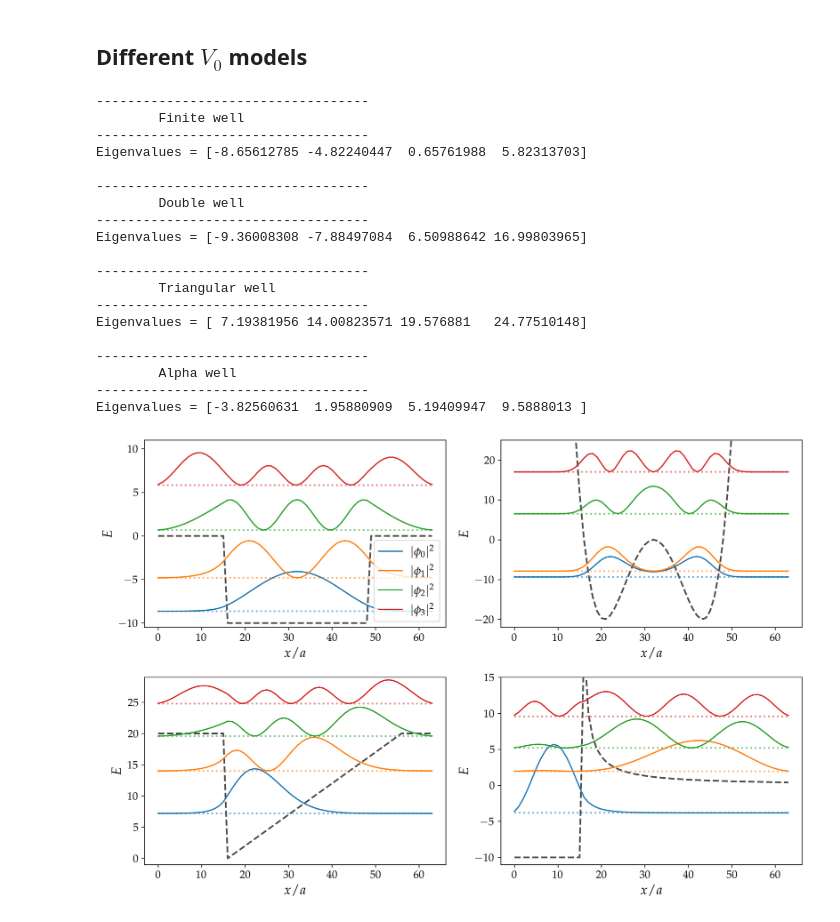
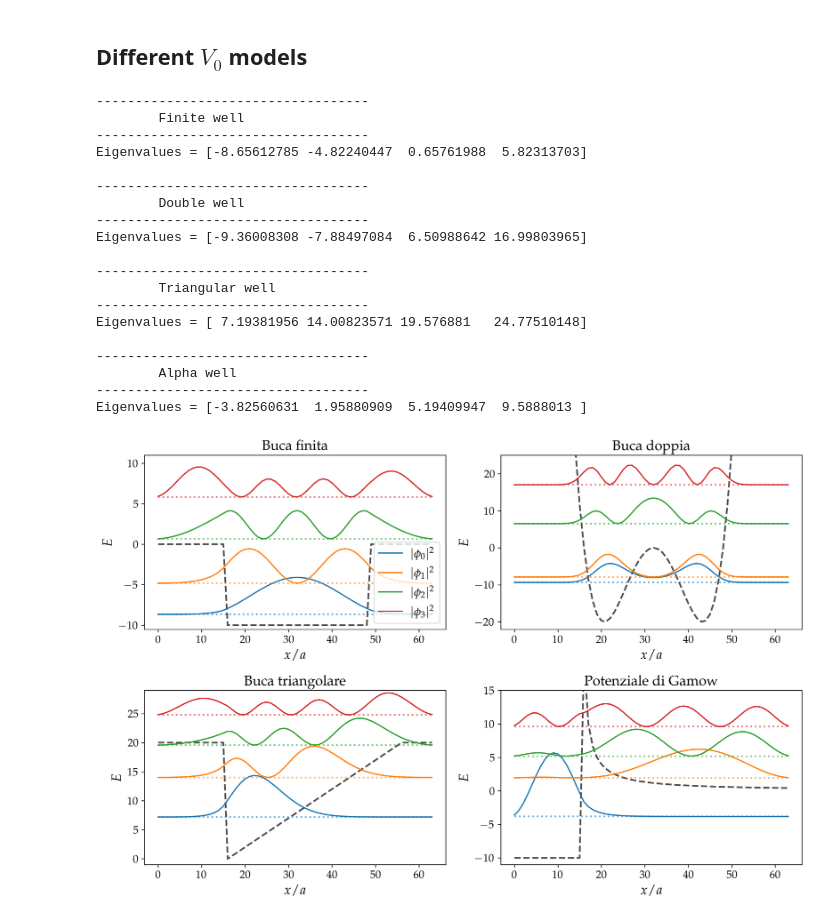
Before and after one commit to mvolpato-unimib/Lab_comp, a Jupyter notebook: ex18/schr_indep.ipynb, the cells around one changed output. Saved outputs shown, nothing was run; the diff lists cells and outputs as text; code cells hidden in the pictures.

```diff
--- a/ex18/schr_indep.ipynb
+++ b/ex18/schr_indep.ipynb
@@ -236,6 +236,14 @@ eig_vect = np.copy(tot_eig_vect)[:, :, :selec]
 
 xcoo = np.arange(0, N_points)
 cols = [f'C{i}' for i in range(10)]
+
+
+names_ita = [
+    'Buca finita',
+	'Buca doppia',
+	'Buca triangolare',
+	'Potenziale di Gamow'
+]
 
 fig, ax = plt.subplots(2, 2, figsize=(12, 8))
 ax = ax.flatten()
@@ -255,6 +263,7 @@ for k, StaticV in enumerate(static_V_ls):
 	{names[k]}
 -----------------------------------''')
 
+
 	print('Eigenvalues =', eig_val_k)
 	plt.plot(xcoo, StaticV(xcoo), color='black', ls='--', alpha=0.7, lw=2)
 	for i, eig in enumerate(eig_val_k):
@@ -262,37 +271,38 @@ for k, StaticV in enumerate(static_V_ls):
 		plt.hlines(eig, min(xcoo), max(xcoo), color=cols[i], ls=':', alpha=0.6, lw=2)
 		plt.plot(xcoo, vect, color=cols[i], zorder=2,
 				 label=rf'$|\phi_{i}|^2$')
+		plt.title(names_ita[k])
 
 	plt.ylim(*lims[k])
 	plt.xlabel(r'$x/a$')
 	plt.ylabel(r'$E$')
 
 	if k==0:
 		plt.legend(loc='lower right')
 	else:
 		pass
 
 plt.tight_layout()
 plt.savefig('plots/comp_Vs.png')
 plt.show()
 # %% [output]
 -----------------------------------
         Finite well
 -----------------------------------
 Eigenvalues = [-8.65612785 -4.82240447  0.65761988  5.82313703]
 
 -----------------------------------
         Double well
 -----------------------------------
 Eigenvalues = [-9.36008308 -7.88497084  6.50988642 16.99803965]
 
 -----------------------------------
         Triangular well
 -----------------------------------
 Eigenvalues = [ 7.19381956 14.00823571 19.576881   24.77510148]
 
 -----------------------------------
         Alpha well
 -----------------------------------
 Eigenvalues = [-3.82560631  1.95880909  5.19409947  9.5888013 ]
-[figure, old version]
+[figure, new version]
```
Also changed, not shown: 9 other files.
